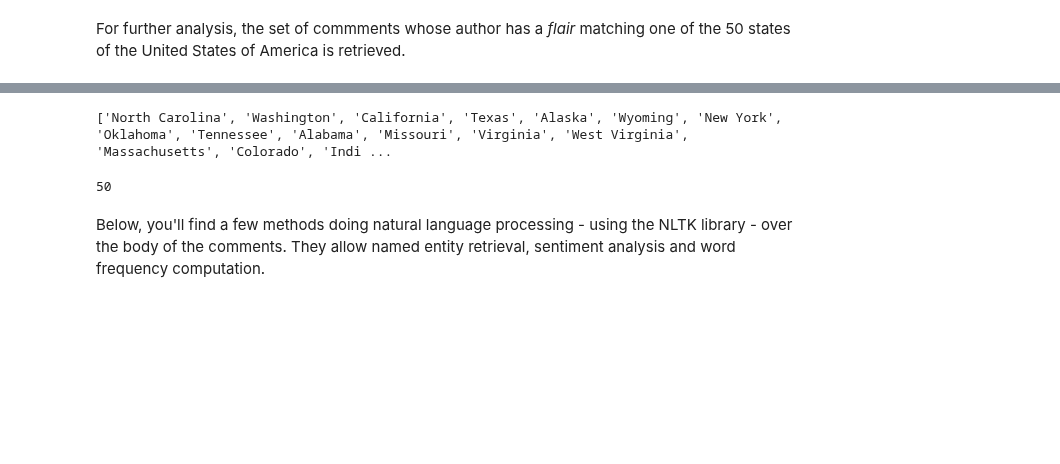
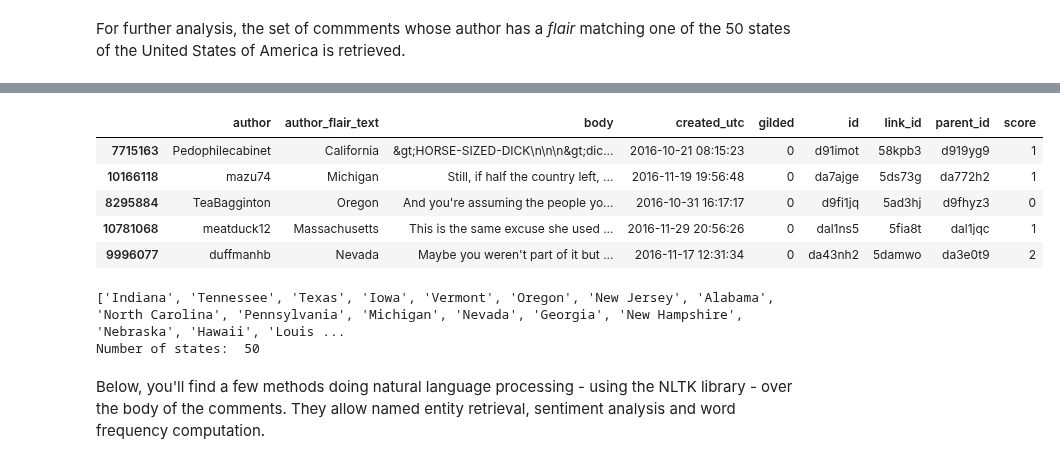
Before and after one commit to arthishow/Project, a Jupyter notebook: Final project.ipynb, the cells around one changed output, grey strips where cells are left out. Saved outputs shown, nothing was run; the diff lists cells and outputs as text; code cells hidden in the pictures; blank space fills up the shorter version.

```diff
--- a/Final project.ipynb
+++ b/Final project.ipynb
@@ -216,10 +229,19 @@ flair_politics.sample(3).head()
+# %%
+flair_politics.sample(5)
+# %% [output]
+|  | author | author_flair_text | body | created_utc | gilded | id | link_id | parent_id | score |
+| 7715163 | Pedophilecabinet | California | &gt;HORSE-SIZED-DICK\n\n\n&gt;dic... | 2016-10-21 08:15:23 | 0 | d91imot | 58kpb3 | d919yg9 | 1 |
+| 10166118 | mazu74 | Michigan | Still, if half the country left, ... | 2016-11-19 19:56:48 | 0 | da7ajge | 5ds73g | da772h2 | 1 |
+| 8295884 | TeaBagginton | Oregon | And you're assuming the people yo... | 2016-10-31 16:17:17 | 0 | d9fi1jq | 5ad3hj | d9fhyz3 | 0 |
+| 10781068 | meatduck12 | Massachusetts | This is the same excuse she used ... | 2016-11-29 20:56:26 | 0 | dal1ns5 | 5fia8t | dal1jqc | 1 |
+| 9996077 | duffmanhb | Nevada | Maybe you weren't part of it but ... | 2016-11-17 12:31:34 | 0 | da43nh2 | 5damwo | da3e0t9 | 2 |
 # %%
 state_list = list(set(flair_politics['author_flair_text']))
 print(state_list)
-len(state_list)
+print('Number of states: ', len(state_list))
 # %% [output]
-['North Carolina', 'Washington', 'California', 'Texas', 'Alaska', 'Wyoming', 'New York', 'Oklahoma', 'Tennessee', 'Alabama', 'Missouri', 'Virginia', 'West Virginia', 'Massachusetts', 'Colorado', 'Indi ...
+['Indiana', 'Tennessee', 'Texas', 'Iowa', 'Vermont', 'Oregon', 'New Jersey', 'Alabama', 'North Carolina', 'Pennsylvania', 'Michigan', 'Nevada', 'Georgia', 'New Hampshire', 'Nebraska', 'Hawaii', 'Louis ...
+Number of states:  50
-50
 # %% [markdown]
 Below, you'll find a few methods doing natural language processing - using the NLTK library - over the body of the comments. They allow named entity retrieval, sentiment analysis and word frequency computation.
 # %%
```
Also changed, not shown: parts of 30 cells of this notebook, 1 other file.
